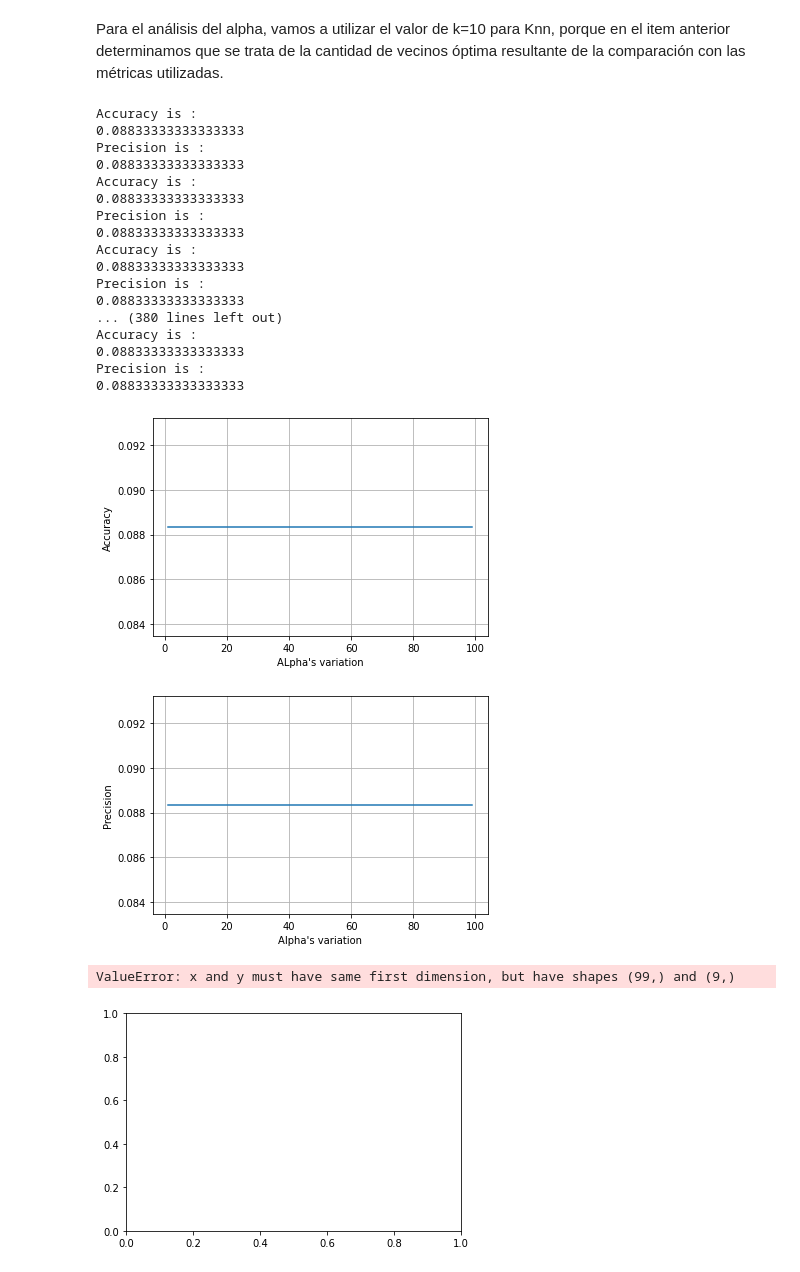
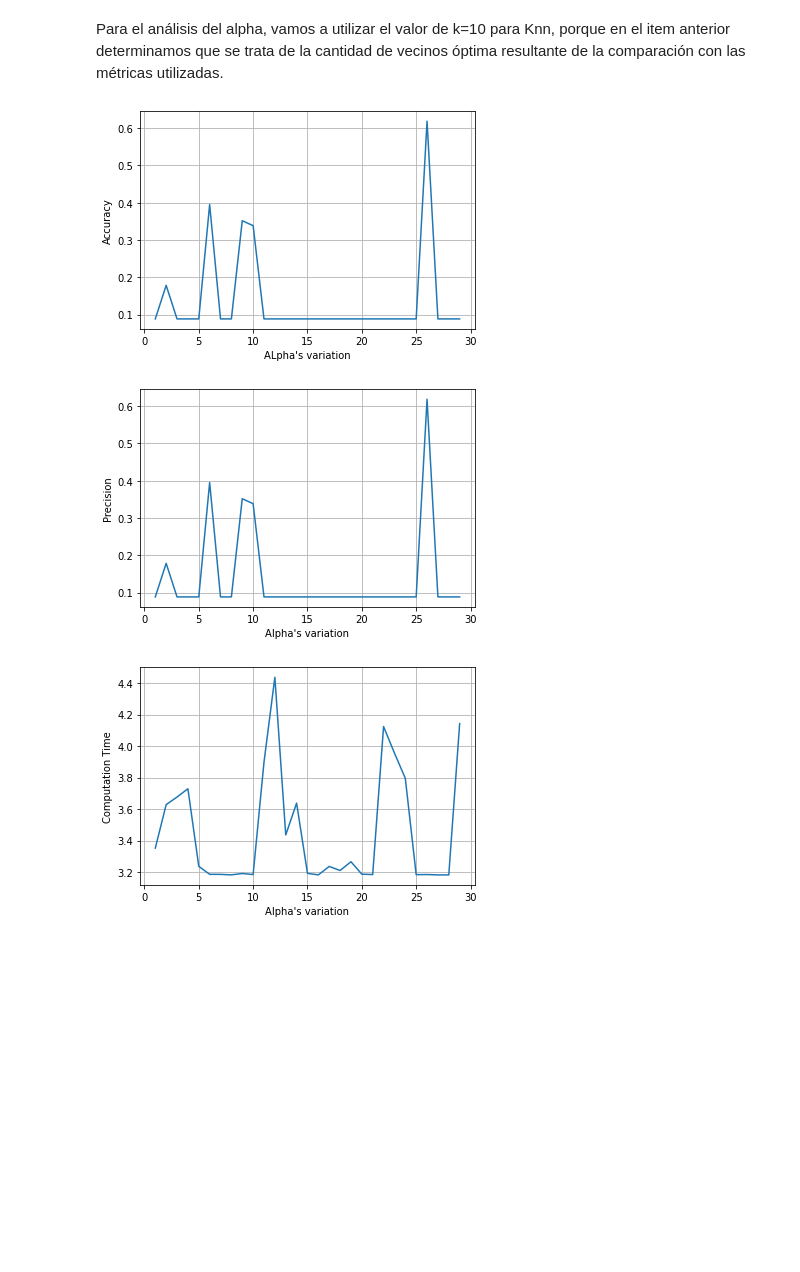
Before and after one commit to davidvenegasr/MetNum, a Jupyter notebook: tp2/notebooks/Experimentacion.ipynb, the cells around one changed output. Saved outputs shown, nothing was run; the diff lists cells and outputs as text; code cells hidden in the pictures; blank space fills up the shorter version.

Commit message:
Solucionado bug en pca y notebooks lista para empezar experimentacion final k en knn y alpha en pca

```diff
--- a/tp2/notebooks/Experimentacion.ipynb
+++ b/tp2/notebooks/Experimentacion.ipynb
@@ -162,7 +159,7 @@ total_precisions = []
 total_knnTimes = []
 
 # Los k que voy a probar están entre 0 y 49
-k_list = np.arange(1,10)
+k_list = np.arange(1,30)
 
 for k in k_list:
     # Tomo el tiempo antes de iniciar la ejecución del algoritmo knn
@@ -240,7 +237,7 @@ from time import time
 import numpy as np
 
 # Los alpha que voy a probar están entre 0 y 49
-alpha_list = np.arange(1,100)
+alpha_list = np.arange(1,30)
 
 total_accuracies = []
 total_precisions = []
@@ -271,12 +268,6 @@ for alpha in alpha_list:
     # Uso las metricas de sklearn para calcular el accuracy y la precisión
     accuracy = accuracy_score(y_val, y_pred)
     precision = precision_score(y_val, y_pred, average='micro')
-
-    print("Accuracy is : ")
-    print(accuracy)
-
-    print("Precision is : ")
-    print(precision)
 
     # Voy guardando los resultados parciales en las listas correspondientes
     total_pcaTimes.append(pcaTime)
@@ -292,51 +283,33 @@ mean_accuracies = np.mean(total_accuracies)
 mean_precisions = np.mean(total_precisions)
 
 std_deviation_pcaTimes = np.std(total_pcaTimes)
 std_deviation_accuracies = np.std(total_accuracies)
 std_deviation_precisions = np.std(total_precisions)
 
 plt.figure("Accuracies by alpha variation")
 plt.plot(alpha_list, total_accuracies)
 plt.grid()
 plt.xlabel("ALpha's variation")
 plt.ylabel("Accuracy")
 plt.savefig("ExperimentResults/Accuracies_variation_by_alpha_1-10.png")
 plt.show()
 
 plt.figure("Precisions by alpha variation")
 plt.plot(alpha_list, total_precisions)
 plt.grid()
 plt.xlabel("Alpha's variation")
 plt.ylabel("Precision")
 plt.savefig("ExperimentResults/Precisions_variation_by_alpha_1-10.png")
 plt.show()
 
 plt.figure("Computation time by alpha variation")
 plt.plot(alpha_list, total_knnTimes)
 plt.grid()
 plt.xlabel("Alpha's variation")
 plt.ylabel("Computation Time")
 plt.savefig("ExperimentResults/ComputeTime_variation_by_alpha_1-10.png")
 plt.show()
 # %% [output]
-Accuracy is :
-0.08833333333333333
-Precision is :
-0.08833333333333333
-Accuracy is :
-0.08833333333333333
-Precision is :
-0.08833333333333333
-Accuracy is :
-0.08833333333333333
-Precision is :
-0.08833333333333333
-... (380 lines left out)
-Accuracy is :
-0.08833333333333333
-Precision is :
-0.08833333333333333
-[figure, old version]
+[figure, new version]
-[figure, old version]
+[figure, new version]
-ValueError: x and y must have same first dimension, but have shapes (99,) and (9,)
-[figure, old version]
+[figure, new version]
```
Also changed, not shown: parts of 4 cells of this notebook, 12 other files.
